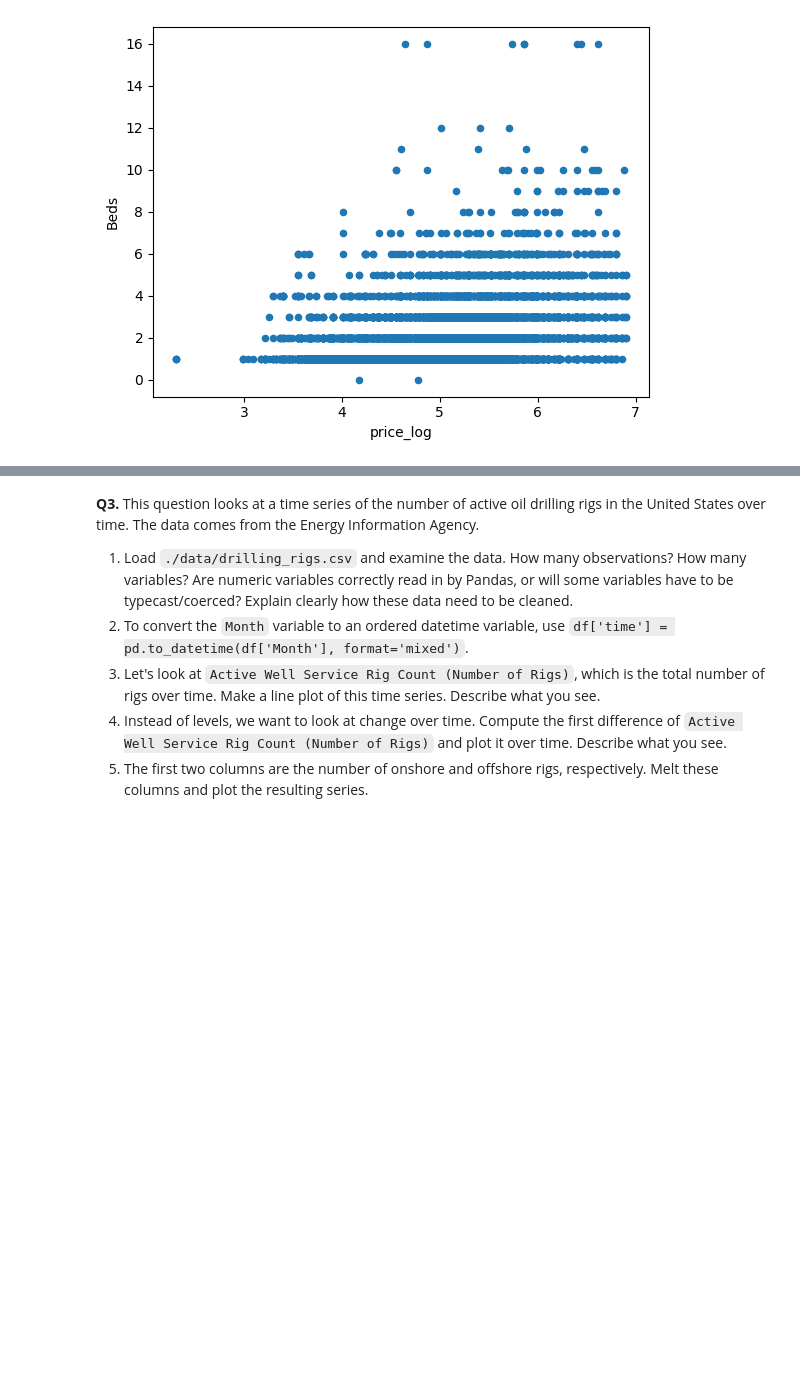
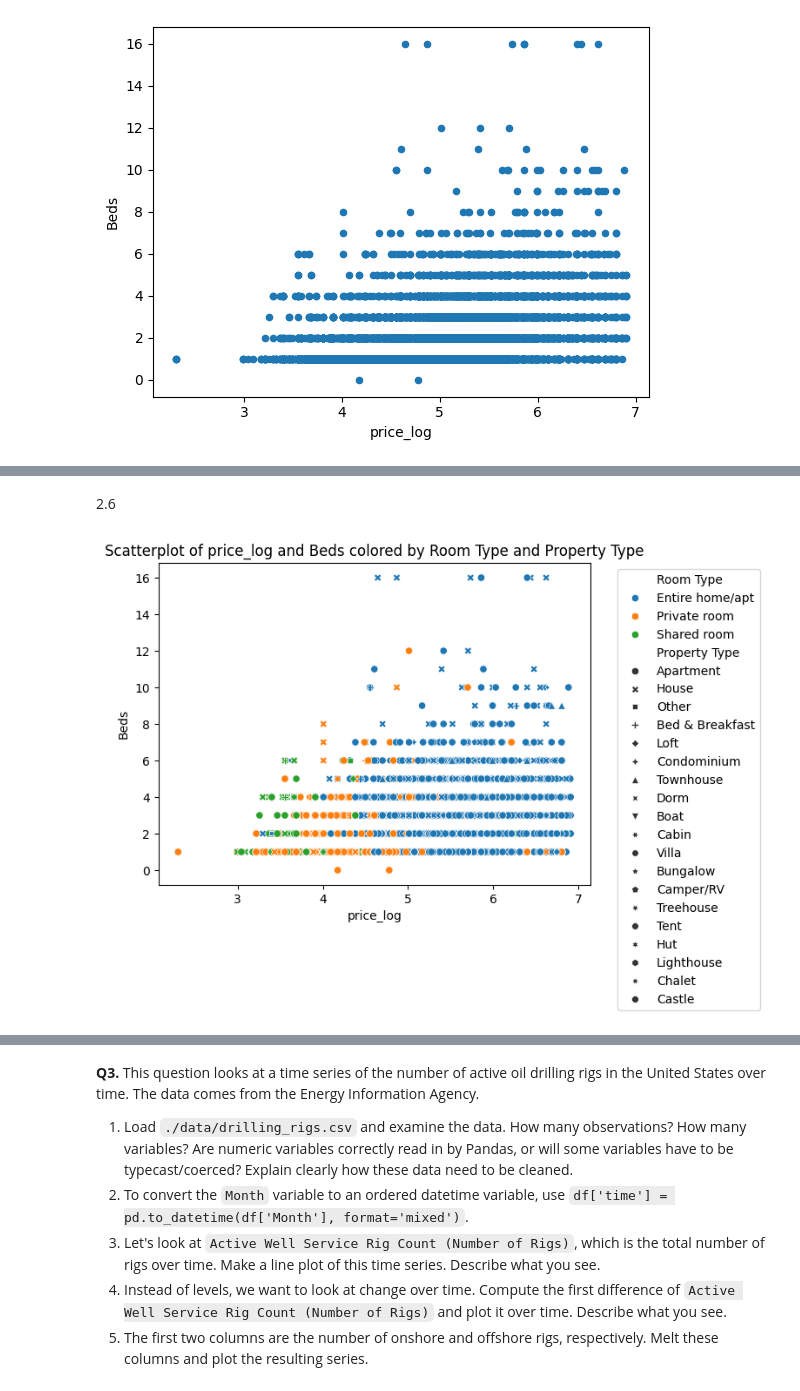
Before and after one commit to mchen899923/eda_assignment, a Jupyter notebook: assignment.ipynb, the cells around one changed output, grey strips where cells are left out. Saved outputs shown, nothing was run; the diff lists cells and outputs as text; code cells hidden in the pictures; blank space fills up the shorter version.

```diff
--- a/assignment.ipynb
+++ b/assignment.ipynb
@@ -197,0 +226,13 @@ airbnb_df.plot.scatter(x="price_log", y="Beds") #scatterplot of price_log and Be
+# %% [markdown]
+2.6
+# %%
+import seaborn as sns
+
+sns.scatterplot(data=airbnb_df, x="price_log", y="Beds", hue="Room Type", style="Property Type") #scatterplot of price_log and Beds, colored by Room Type and Property Type
+plt.title("Scatterplot of price_log and Beds colored by Room Type and Property Type")
+plt.legend(bbox_to_anchor=(1.05, 1), loc='upper left')
+plt.show()
+
+#I noticed that there tend to be more prices per bed for entire homes/apartments. There are less data points for private rooms, and even less data points for shared rooms. There tend to be more apartments sold, with quite a few house data points as well. It is harder to see data points for other property types.
+# %% [output]
+[figure, added]
```
Also changed, not shown: parts of 2 cells of this notebook.
